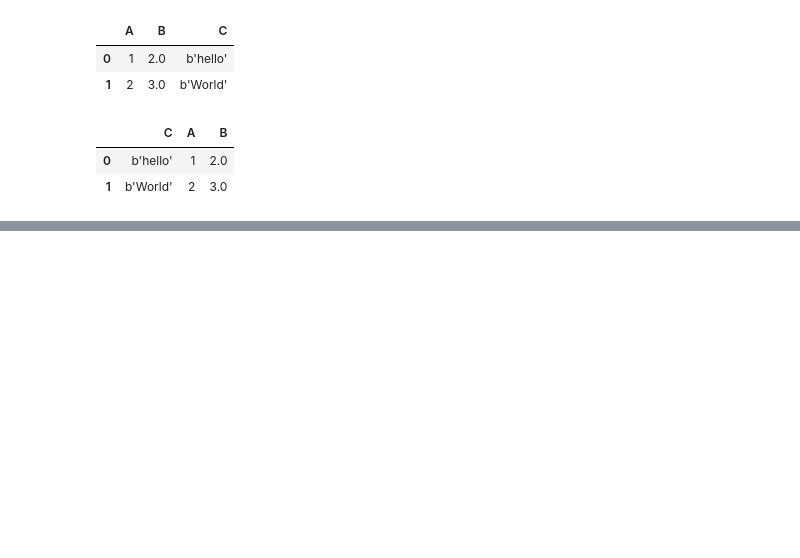
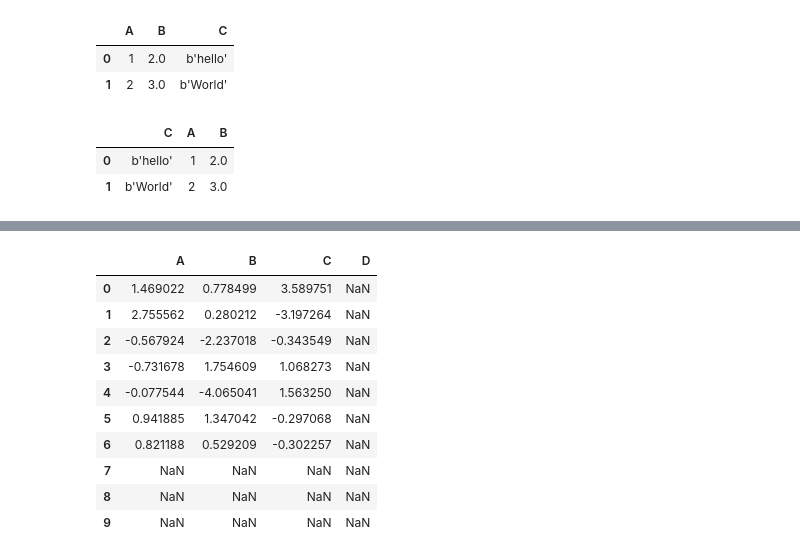
Before and after one commit to walmirsilva/python-data-science-study, a Jupyter notebook: notebooks/pandas/pydata/Estruturas de Dados - Data Structures - Pandas.ipynb, the cells around one changed output, grey strips where cells are left out. Cells and saved outputs as stored; diff of their text form; code cells hidden in the pictures; blank space fills up the shorter version.

```diff
--- a/notebooks/pandas/pydata/Estruturas de Dados - Data Structures - Pandas.ipynb
+++ b/notebooks/pandas/pydata/Estruturas de Dados - Data Structures - Pandas.ipynb
@@ -318,0 +550,2 @@ pd.DataFrame(data, columns=['C', 'A', 'B'])
+# %%
+df2 = pd.DataFrame(np.random.randn(7, 3), columns = ['A', 'B', 'C']); df2
@@ -318,0 +561,14 @@ pd.DataFrame(data, columns=['C', 'A', 'B'])
+# %%
+df + df2
+# %% [output]
+|  | A | B | C | D |
+| 0 | 1.469022 | 0.778499 | 3.589751 | NaN |
+| 1 | 2.755562 | 0.280212 | -3.197264 | NaN |
+| 2 | -0.567924 | -2.237018 | -0.343549 | NaN |
+| 3 | -0.731678 | 1.754609 | 1.068273 | NaN |
+| 4 | -0.077544 | -4.065041 | 1.563250 | NaN |
+| 5 | 0.941885 | 1.347042 | -0.297068 | NaN |
+| 6 | 0.821188 | 0.529209 | -0.302257 | NaN |
+| 7 | NaN | NaN | NaN | NaN |
+| 8 | NaN | NaN | NaN | NaN |
+| 9 | NaN | NaN | NaN | NaN |
```
Also changed, not shown: parts of 130 cells of this notebook, 7 other files.
